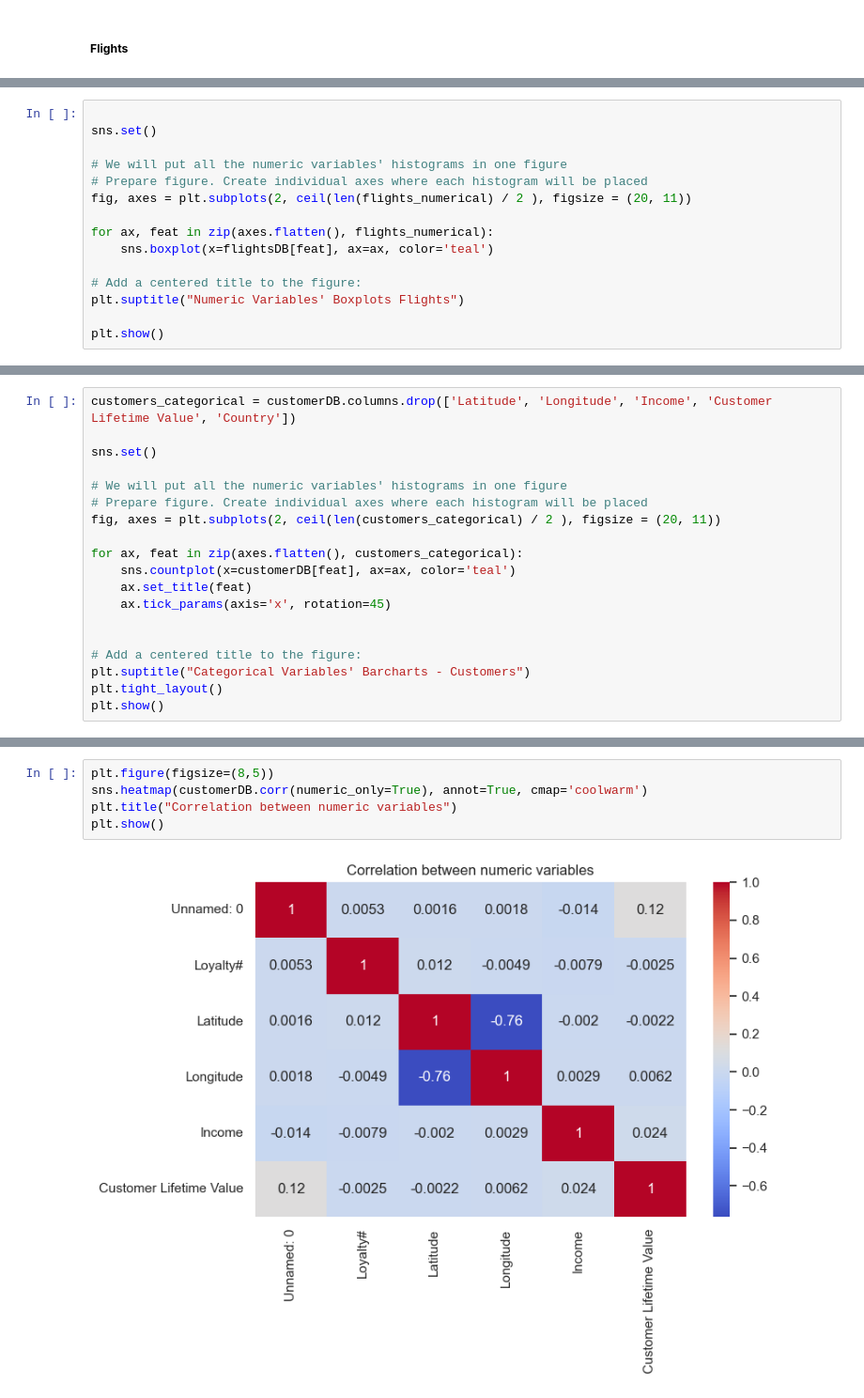
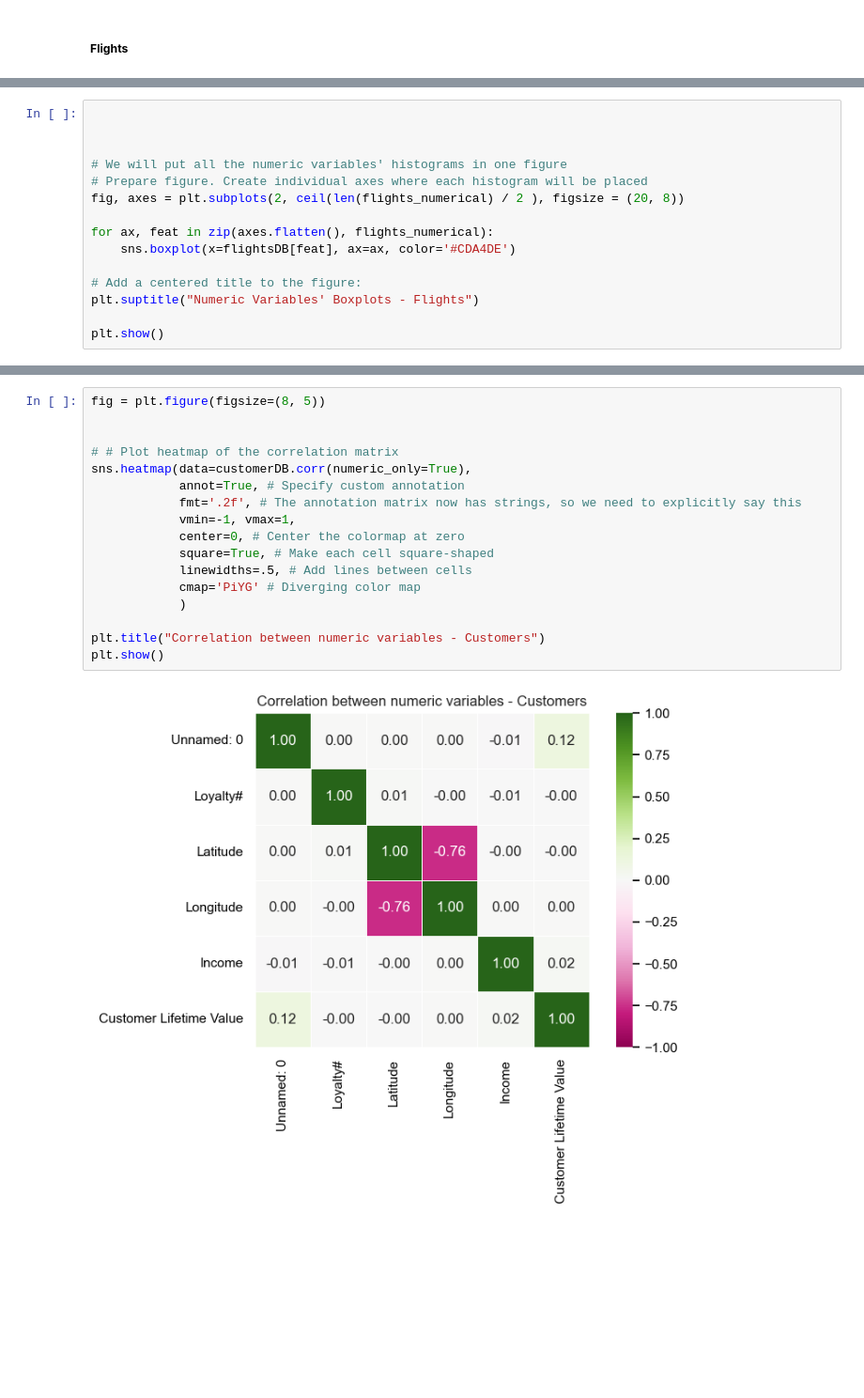
Before and after one commit to barbara-sousa-franco/Data-Mining-Project, a Jupyter notebook: Deliverable 1.ipynb, the cells around one changed output, grey strips where cells are left out. Shown at 94% size. Drawn from its saved outputs; the diff is of its cells as text; blank space fills up the shorter version.

```diff
--- a/Deliverable 1.ipynb
+++ b/Deliverable 1.ipynb
@@ -739,16 +772,16 @@ flights_numerical = flightsDB.columns.drop(['YearMonthDate', 'MonthYear'])
 # %%
 
-sns.set()
+
 
 # We will put all the numeric variables' histograms in one figure
 # Prepare figure. Create individual axes where each histogram will be placed
-fig, axes = plt.subplots(2, ceil(len(flights_numerical) / 2 ), figsize = (20, 11))
+fig, axes = plt.subplots(2, ceil(len(flights_numerical) / 2 ), figsize = (20, 8))
 
 for ax, feat in zip(axes.flatten(), flights_numerical):
-    sns.boxplot(x=flightsDB[feat], ax=ax, color='teal')
+    sns.boxplot(x=flightsDB[feat], ax=ax, color='#CDA4DE')
 
 # Add a centered title to the figure:
-plt.suptitle("Numeric Variables' Boxplots Flights")
+plt.suptitle("Numeric Variables' Boxplots - Flights")
 
 plt.show()
 # %% [output]
@@ -756,19 +788,0 @@ plt.show()
-# %%
-customers_categorical = customerDB.columns.drop(['Latitude', 'Longitude', 'Income', 'Customer Lifetime Value', 'Country'])
-
-sns.set()
-
-# We will put all the numeric variables' histograms in one figure
-# Prepare figure. Create individual axes where each histogram will be placed
-fig, axes = plt.subplots(2, ceil(len(customers_categorical) / 2 ), figsize = (20, 11))
-
-for ax, feat in zip(axes.flatten(), customers_categorical):
-    sns.countplot(x=customerDB[feat], ax=ax, color='teal')
-    ax.set_title(feat)
-    ax.tick_params(axis='x', rotation=45)
-
-
-# Add a centered title to the figure:
-plt.suptitle("Categorical Variables' Barcharts - Customers")
-plt.tight_layout()
-plt.show()
@@ -777,7 +808,19 @@ KeyboardInterrupt:
 # %%
-plt.figure(figsize=(8,5))
-sns.heatmap(customerDB.corr(numeric_only=True), annot=True, cmap='coolwarm')
-plt.title("Correlation between numeric variables")
+fig = plt.figure(figsize=(8, 5))
+
+
+# # Plot heatmap of the correlation matrix
+sns.heatmap(data=customerDB.corr(numeric_only=True),
+            annot=True, # Specify custom annotation
+            fmt='.2f', # The annotation matrix now has strings, so we need to explicitly say this
+            vmin=-1, vmax=1,
+            center=0, # Center the colormap at zero
+            square=True, # Make each cell square-shaped
+            linewidths=.5, # Add lines between cells
+            cmap='PiYG' # Diverging color map
+            )
+
+plt.title("Correlation between numeric variables - Customers")
 plt.show()
 # %% [output]
-[figure, old version]
+[figure, new version]
```
Also changed, not shown: parts of 47 cells of this notebook.
